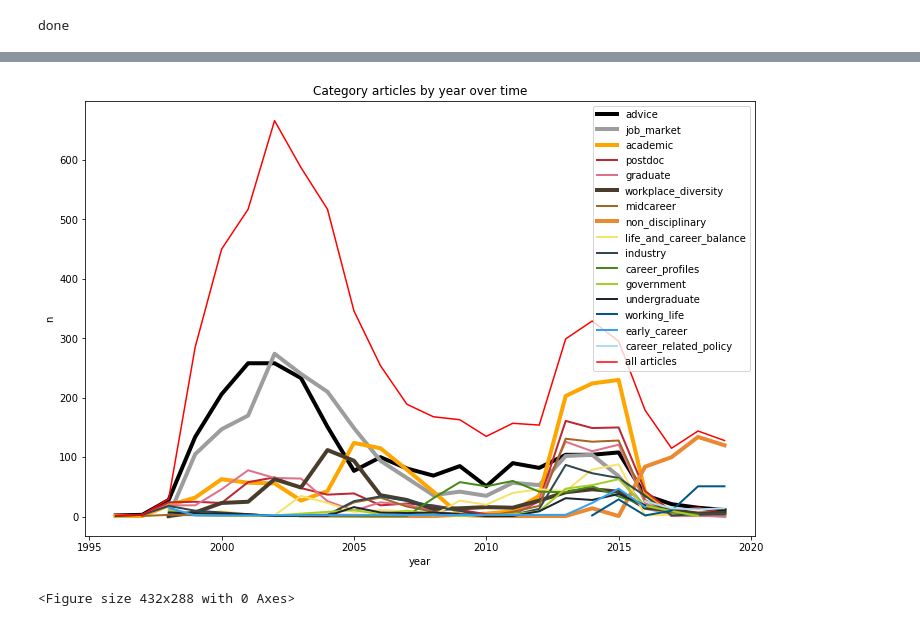
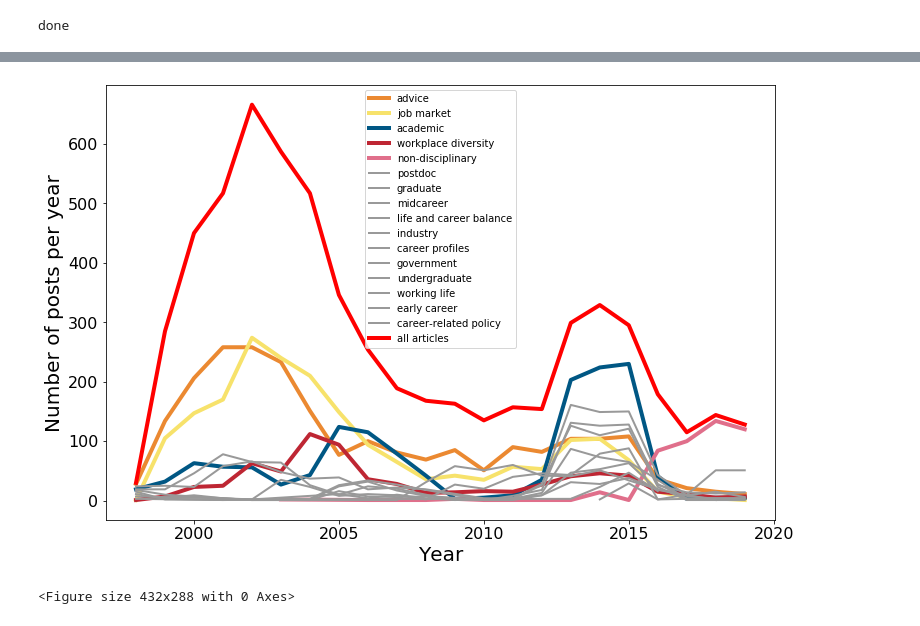
Before and after one commit to crboothb/sciencemag-careers-analysis, a Jupyter notebook: scripts/tags_word.ipynb, the cells around one changed output, grey strips where cells are left out. Drawn from its saved outputs; the diff is of its cells as text; code cells hidden in the pictures.

Commit message:
better tag incidence figure

```diff
--- a/scripts/tags_word.ipynb
+++ b/scripts/tags_word.ipynb
@@ -41,6 +42,8 @@ full_df = imp.init_df(full_filename, "full", genre="none", categories="all")
 
 def output_plot(outfile):
     fig1 = plt.gcf()
+    # plt.legend(loc='lower center', bbox_to_anchor=(0.5, -0.24), ncol=3, fontsize=20)
+    plt.tick_params(labelsize=16)
     plt.show()
     plt.draw()
     fig1.savefig(outfile, dpi=100)
@@ -84,51 +158,38 @@ sns.lineplot(x = "year", y = "n", color = "red", data = full_vis)
 # %%
 # colors = ["black","green","orange","blue","purple","yellow","brown",]
-colors = [
-    "#000000",
-    "#9D9D9D",
-    "orange",
-    "#BE2633",
-    "#E06F8B",
-    "#493C2B",
-    "#A46422",
-    "#EB8931",
-    "#F7E26B",
-    "#2F484E",
-    "#44891A",
-    "#A3CE27",
-    "#1B2632",
-    "#005784",
-    "#31A2F2",
-    "#B2DCEF"
-]
-
-bold_cats = [
-    "advice",
-    "job_market",
-    "academic",
-    "non_disciplinary",
-    "workplace_diversity"
-]
 
 plots = []
 count=0
+b_count = 0
+g_count = 0
 
 plt.figure(figsize=(12, 8))
 for cat in categories:
     if cat in bold_cats:
         boldness=4
+        col = brights[b_count]
+        b_count+=1
     else:
         boldness=2
+        # col = grays[g_count]
+        col = "#999999"
+        g_count+=1
     cat_df = full_df[full_df[cat] == "yes"]
     cat_vis = vis.prep_per(cat_df, group_by = "year")
-    sns.lineplot(x = "year", y = "n", color = colors[count], legend="full", label=cat, linewidth=boldness, data = cat_vis)
+    sns.lineplot(
+        x = "year", y = "n", color = col,
+        legend="full", label=legend_cats[count],
+        linewidth=boldness,
+        data = cat_vis)
     count+=1
 
-sns.lineplot(x = "year", y = "n", color = "red", legend="full", label="all articles",data = full_vis)
-plt.title("Category articles by year over time")
+sns.lineplot(x = "year", y = "n", color = "red", legend="full",linewidth=4, label="all articles",data = full_vis)
+plt.xlabel("Year", fontsize=20)
+plt.ylabel("Number of posts per year", fontsize=20)
+# plt.title("Category articles by year over time")
 
 output_plot("../figs/article_types_expanded.png")
 # plt.savefig("../figs/article_types_expanded.png")
 # %% [output]
-[figure, old version]
+[figure, new version]
 <Figure size 432x288 with 0 Axes>
```
Also changed, not shown: parts of 8 cells of this notebook, 2 other files.
